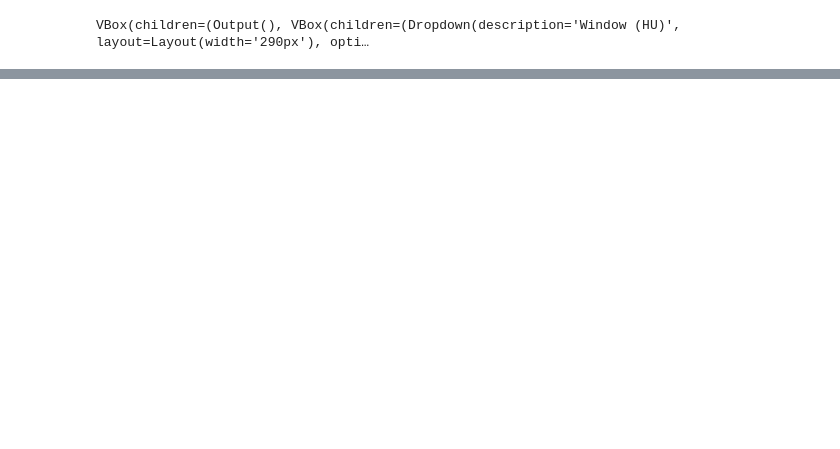
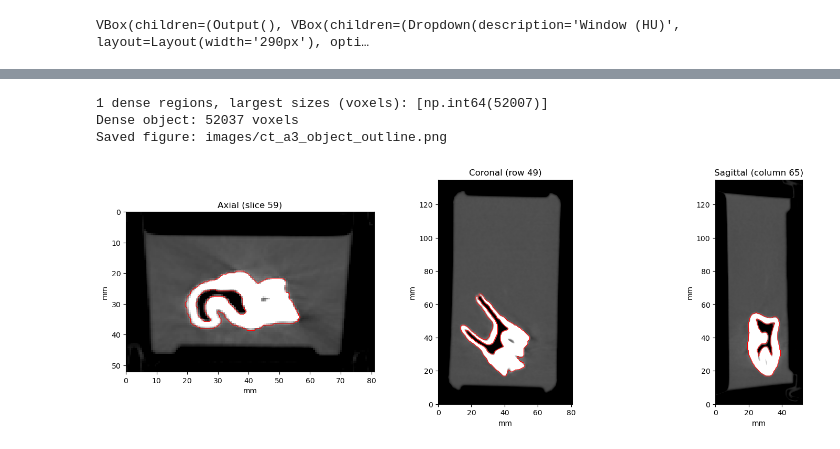
Before and after one commit to Adam5760/22481_Project_Group3A, a Jupyter notebook: notebooks/02_ct_analysis.ipynb, the cells around one changed output, grey strips where cells are left out. Saved outputs shown, nothing was run; the diff lists cells and outputs as text; code cells hidden in the pictures; blank space fills up the shorter version.

```diff
--- a/notebooks/02_ct_analysis.ipynb
+++ b/notebooks/02_ct_analysis.ipynb
@@ -409,0 +297,27 @@ The outline of the segmented object is drawn on slices through its centre, to ch
+# %%
+dense = inside & (ct_a3 > DENSE_HU)                                             # Dense voxels inside the box
+dense_labels, n_dense = ndimage.label(dense)                                    # Connected regions
+dense_sizes = np.bincount(dense_labels.ravel())[1:]                             # Size of each region (skip 0)
+obj = ndimage.binary_fill_holes(dense_labels == (np.argmax(dense_sizes) + 1))   # Largest region, holes filled
+
+print(f"{n_dense} dense regions, largest sizes (voxels): {sorted(dense_sizes, reverse=True)[:3]}")
+print(f"Dense object: {obj.sum()} voxels")
+
+# --- Check the outline on the original image (axes in mm) ---
+cz, cy, cx = [int(c) for c in ndimage.center_of_mass(obj)]
+views = [(ct_a3[cz],       obj[cz],       (dy, dx), "upper", f"{ct_names[0]} (slice {cz})"),
+         (ct_a3[:, cy, :], obj[:, cy, :], (dz, dx), "lower", f"{ct_names[1]} (row {cy})"),
+         (ct_a3[:, :, cx], obj[:, :, cx], (dz, dy), "lower", f"{ct_names[2]} (column {cx})")]
+
+fig, ax = plt.subplots(1, 3, figsize=(15, 5), constrained_layout=True)
+for a, (img, m, sp, origin, title) in zip(ax, views):
+    show_slice(a, img, sp, origin=origin, vmin=-450, vmax=1050)
+    contour_mm(a, m, sp, colors="r", linewidths=0.8)
+    a.set_title(title)
+save_figure(fig, "ct_a3_object_outline")
+plt.show()
+# %% [output]
+1 dense regions, largest sizes (voxels): [np.int64(52007)]
+Dense object: 52037 voxels
+Saved figure: images/ct_a3_object_outline.png
+[figure, added]
```
Also changed, not shown: parts of 75 cells of this notebook.
